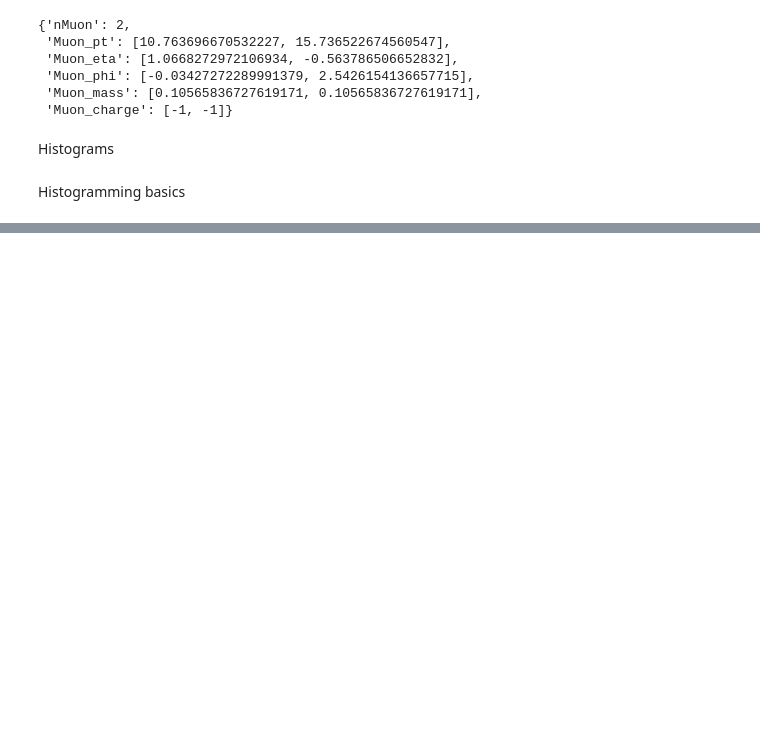
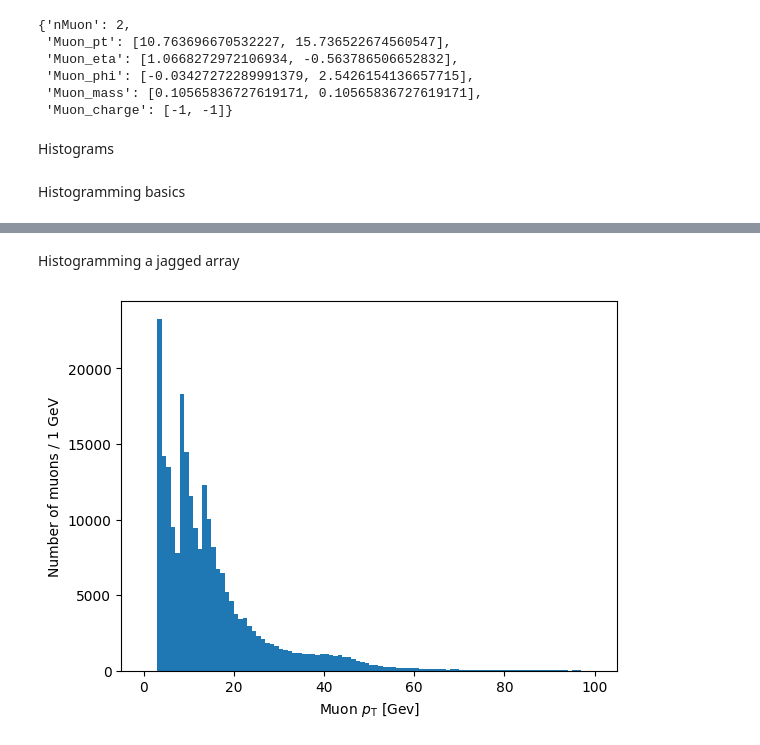
Before and after one commit to SiyeonHwang/Kinematic-Fit, a Jupyter notebook: Uproot.ipynb, the cells around one changed output, grey strips where cells are left out. Drawn from its saved outputs; the diff is of its cells as text; code cells hidden in the pictures; blank space fills up the shorter version.

```diff
--- a/Uproot.ipynb
+++ b/Uproot.ipynb
@@ -89,0 +95,13 @@ plt.hist(branches["nMuon"])
+# %% [markdown]
+Histogramming a jagged array
+# %%
+import awkward as ak
+
+plt.hist(ak.flatten(branches["Muon_pt"]), bins = 100, range = (0, 100))
+plt.xlabel("Muon $p_{\mathrm{T}}$ [Gev]")
+# plt.xscale("log")
+plt.ylabel("Number of muons / 1 GeV")
+# plt.yscale("log")
+plt.show()
+# %% [output]
+[figure, added]
```
Also changed, not shown: parts of 23 cells of this notebook.
